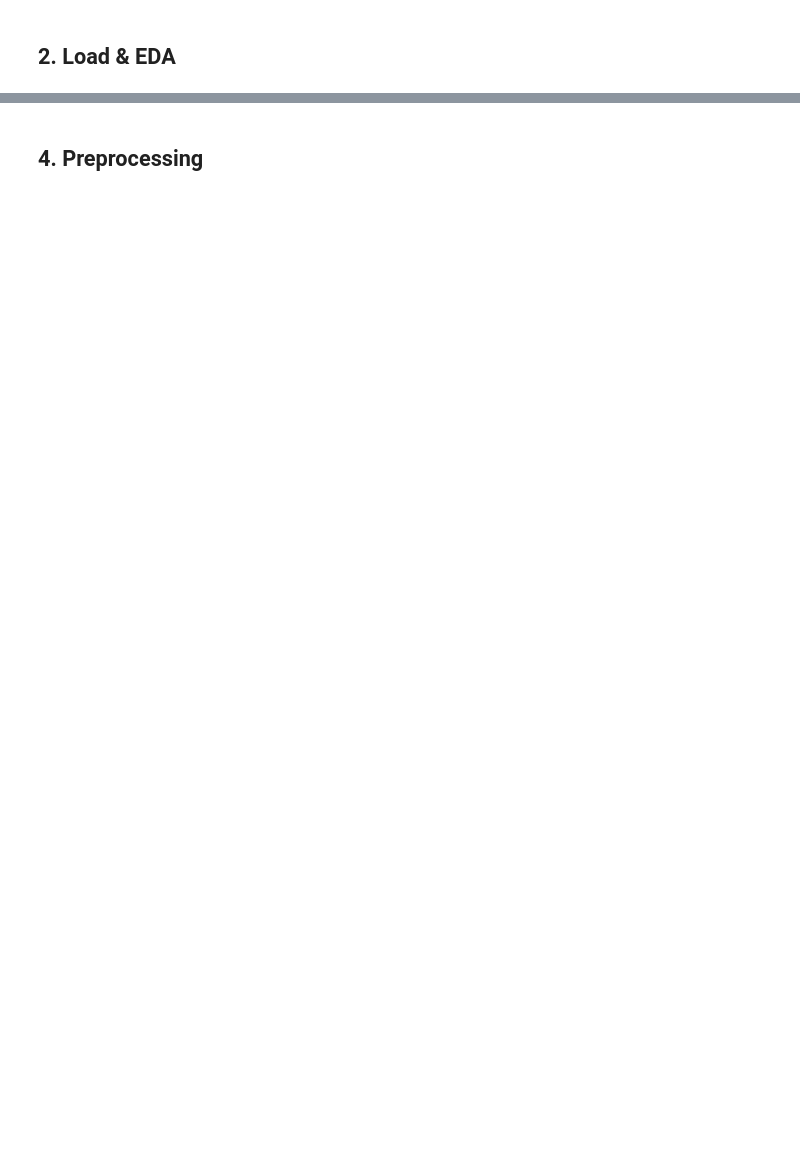
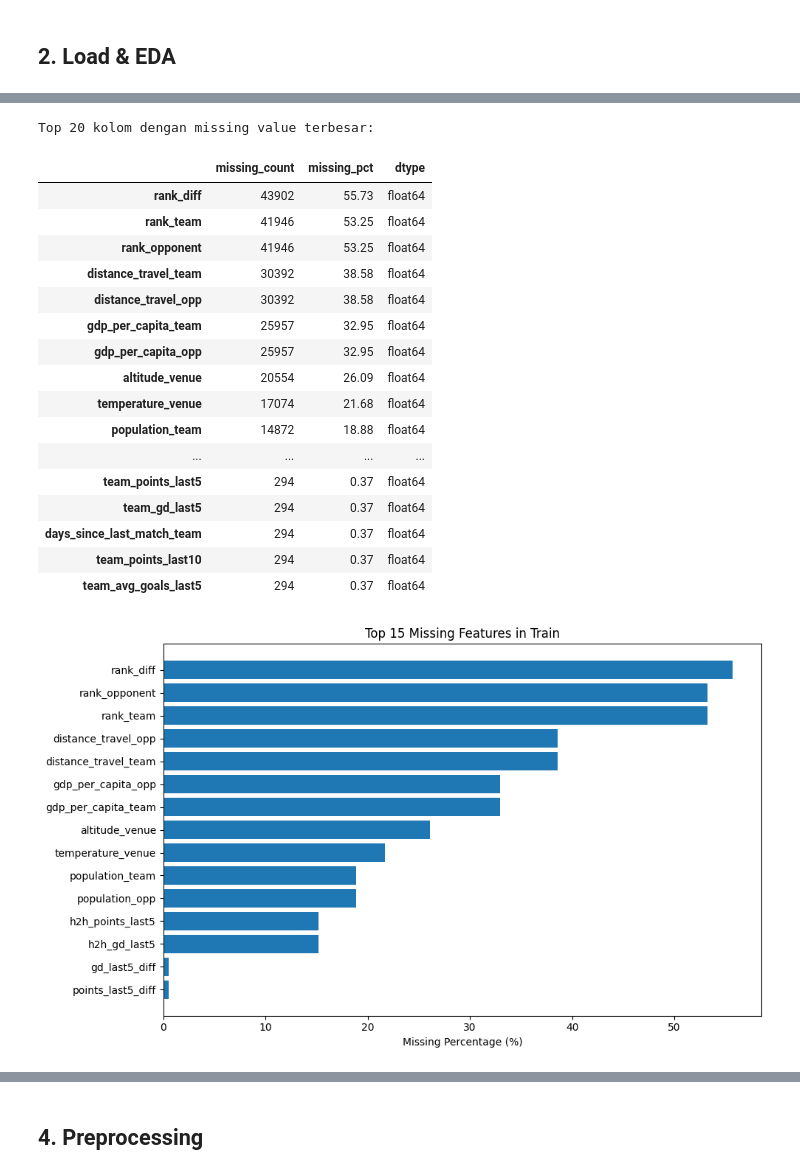
Before and after one commit to maulnite/gamafest-bcc-lagi-bawa-anak-baru, a Jupyter notebook: football_prediction.ipynb, the cells around one changed output, grey strips where cells are left out. Drawn from its saved outputs; the diff is of its cells as text; code cells hidden in the pictures; blank space fills up the shorter version.

```diff
--- a/football_prediction.ipynb
+++ b/football_prediction.ipynb
@@ -97,0 +177,27 @@ print('\nWeight distribution:',dict(train['tournament_weight'].value_counts()))
+# %%
+train['date'] = pd.to_datetime(train['date'])
+test['date']  = pd.to_datetime(test['date'])
+
+for df in [train, test]:
+    df['year'] = df['date'].dt.year
+    df['month'] = df['date'].dt.month
+    df['decade'] = (df['year'] // 10) * 10
+    df['total_goals'] = df['team_goals'] + df['opp_goals'] if 'team_goals' in df.columns else np.nan
+    df['goal_diff'] = df['team_goals'] - df['opp_goals'] if 'team_goals' in df.columns else np.nan
+
+def get_outcome(row):
+    if row['team_goals'] > row['opp_goals']:
+        return 'Win'
+    elif row['team_goals'] < row['opp_goals']:
+        return 'Loss'
+    return 'Draw'
+
+train['outcome'] = train.apply(get_outcome, axis=1)
+
+print('Train shape :', train.shape)
+print('Test shape  :', test.shape)
+print('Train date range:', train['date'].min().date(), '→', train['date'].max().date())
+print('Test date range :', test['date'].min().date(), '→', test['date'].max().date())
+print('\nJumlah match_id unik di train:', train['match_id'].nunique())
+print('Distribusi jumlah baris per match_id:')
+print(train.groupby('match_id').size().value_counts().sort_index())
@@ -97,0 +214,37 @@ print('\nWeight distribution:',dict(train['tournament_weight'].value_counts()))
+# %%
+missing_summary = pd.DataFrame({
+    'missing_count': train.isna().sum(),
+    'missing_pct': (train.isna().mean() * 100).round(2),
+    'dtype': train.dtypes.astype(str)
+}).sort_values(['missing_pct', 'missing_count'], ascending=False)
+
+print('Top 20 kolom dengan missing value terbesar:')
+display(missing_summary.head(20))
+
+plt.figure(figsize=(10, 6))
+top_missing = missing_summary[missing_summary['missing_count'] > 0].head(15).sort_values('missing_pct')
+plt.barh(top_missing.index, top_missing['missing_pct'])
+plt.xlabel('Missing Percentage (%)')
+plt.title('Top 15 Missing Features in Train')
+plt.tight_layout()
+plt.show()
+# %% [output]
+Top 20 kolom dengan missing value terbesar:
+|  | missing_count | missing_pct | dtype |
+| rank_diff | 43902 | 55.73 | float64 |
+| rank_team | 41946 | 53.25 | float64 |
+| rank_opponent | 41946 | 53.25 | float64 |
+| distance_travel_team | 30392 | 38.58 | float64 |
+| distance_travel_opp | 30392 | 38.58 | float64 |
+| gdp_per_capita_team | 25957 | 32.95 | float64 |
+| gdp_per_capita_opp | 25957 | 32.95 | float64 |
+| altitude_venue | 20554 | 26.09 | float64 |
+| temperature_venue | 17074 | 21.68 | float64 |
+| population_team | 14872 | 18.88 | float64 |
+| ... | ... | ... | ... |
+| team_points_last5 | 294 | 0.37 | float64 |
+| team_gd_last5 | 294 | 0.37 | float64 |
+| days_since_last_match_team | 294 | 0.37 | float64 |
+| team_points_last10 | 294 | 0.37 | float64 |
+| team_avg_goals_last5 | 294 | 0.37 | float64 |
+[figure, added]
```
Also changed, not shown: parts of 47 cells of this notebook.
